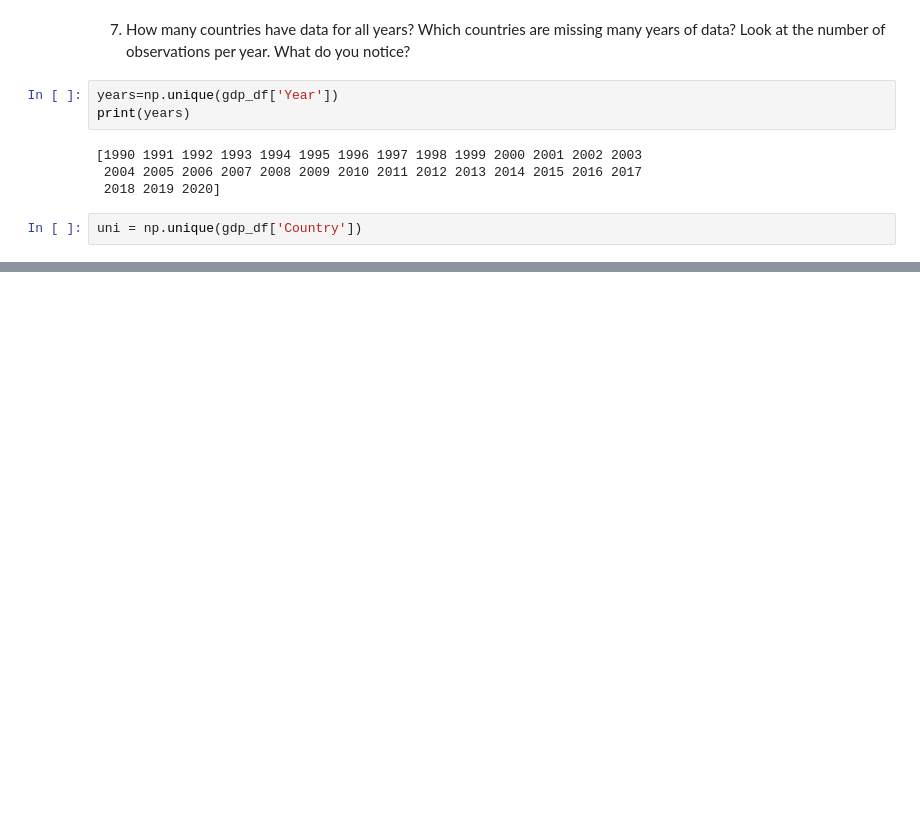
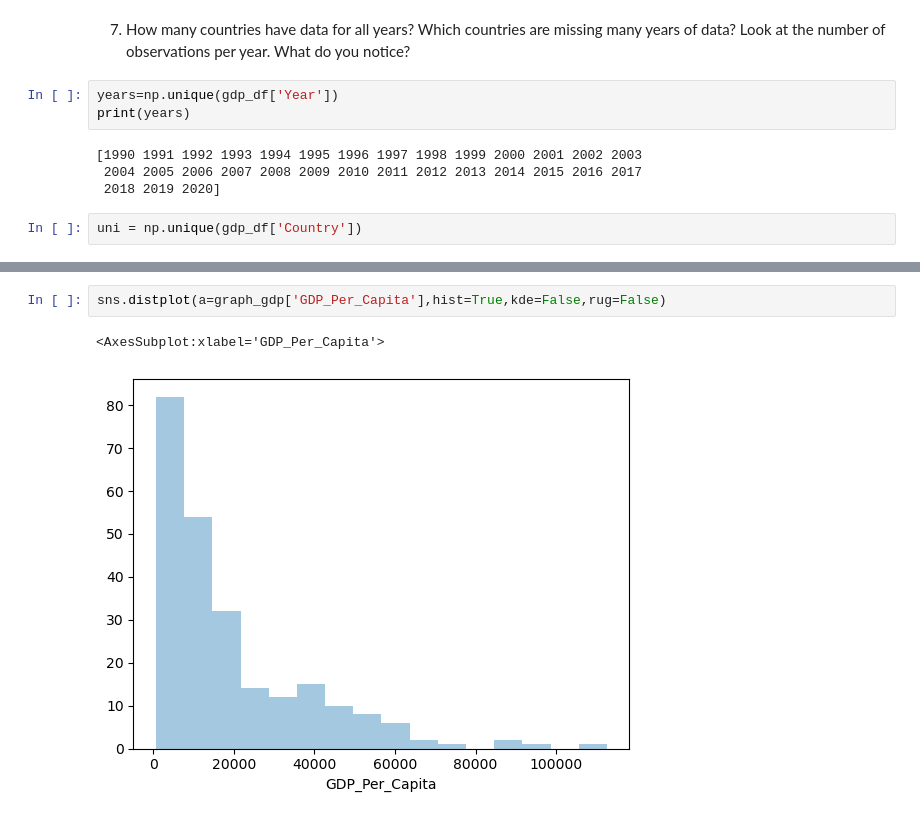
Before and after one commit to Brf0001/gdp-and-internet-usage-Brf0001, a Jupyter notebook: notebook/real_un_project.ipynb, the cells around one changed output, grey strips where cells are left out. Saved outputs shown, nothing was run; the diff lists cells and outputs as text; blank space fills up the shorter version.

```diff
--- a/notebook/real_un_project.ipynb
+++ b/notebook/real_un_project.ipynb
@@ -96,0 +70,5 @@ print(counts_test)
+# %%
+sns.distplot(a=graph_gdp['GDP_Per_Capita'],hist=True,kde=False,rug=False)
+# %% [output]
+<AxesSubplot:xlabel='GDP_Per_Capita'>
+[figure, added]
```
Also changed, not shown: parts of 8 cells of this notebook.
